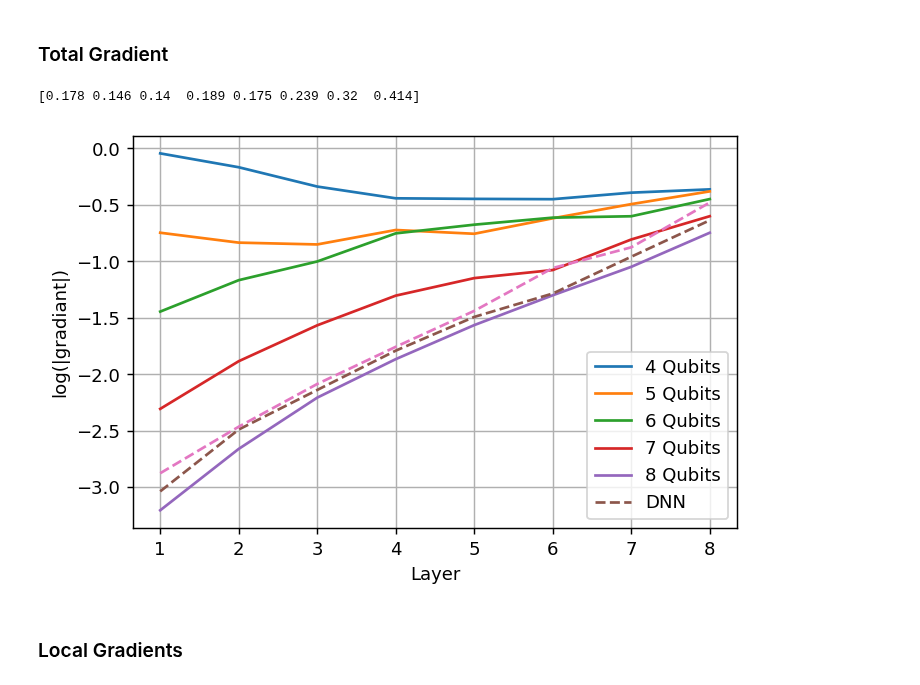
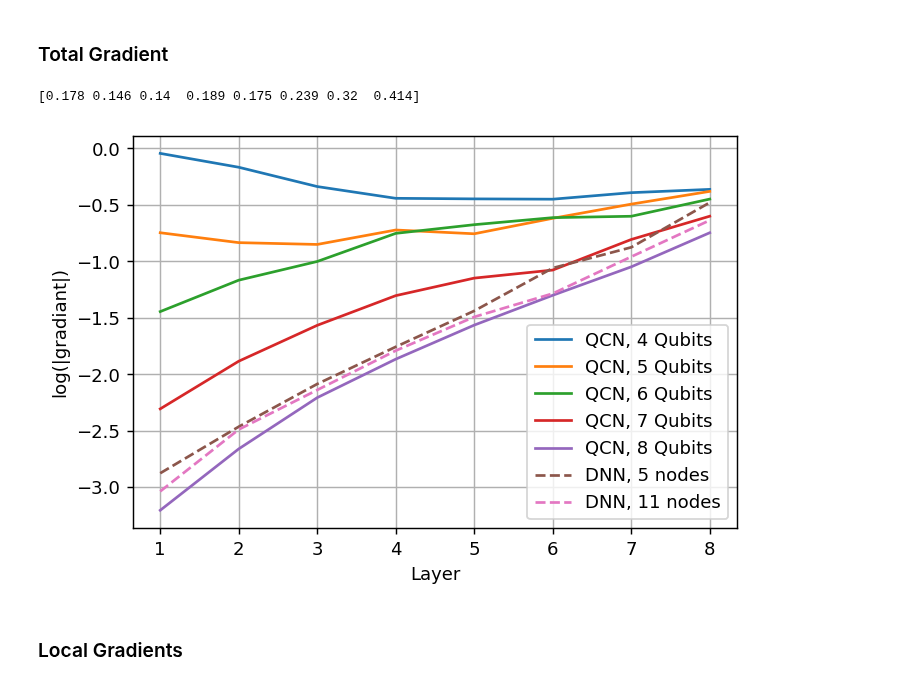
Before and after one commit to KristianWold/Master-Thesis, a Jupyter notebook: notebooks/analysis/Vanishing gradient, Analysis.ipynb, the cells around one changed output. Drawn from its saved outputs; the diff is of its cells as text; code cells hidden in the pictures.

```diff
--- a/notebooks/analysis/Vanishing gradient, Analysis.ipynb
+++ b/notebooks/analysis/Vanishing gradient, Analysis.ipynb
@@ -91,27 +91,27 @@ gradient_avg_dnn_2 /= len(model7)
 # %%
 fig=plt.figure(figsize=(6,4), dpi=130, facecolor='w', edgecolor='k')
 
 x_ticks = list(range(1,9))
 print(gradient_avg[1])
 plt.plot(x_ticks, np.log10(gradient_avg[0]))
 plt.plot(x_ticks, np.log10(gradient_avg[1]))
 plt.plot(x_ticks, np.log10(gradient_avg[2]))
 plt.plot(x_ticks, np.log10(gradient_avg[3]))
 plt.plot(x_ticks, np.log10(gradient_avg[4]))
 plt.plot(x_ticks, np.log10(gradient_avg_dnn_2), "--")
 plt.plot(x_ticks, np.log10(gradient_avg_dnn), "--")
 
 plt.xlabel("Layer")
 plt.ylabel("log(|gradiant|)")
-plt.legend(["4 Qubits", "5 Qubits", "6 Qubits", "7 Qubits", "8 Qubits", "DNN, 5 nodes", "DNN, 11 nodes"])
+plt.legend(["QCN, 4 Qubits", "QCN, 5 Qubits", "QCN, 6 Qubits", "QCN, 7 Qubits", "QCN, 8 Qubits", "DNN, 5 nodes", "DNN, 11 nodes"])
 plt.grid()
 
 fig.savefig(image_path("vanishing_gradient_total.pdf"), bbox_inches='tight')
 
 plt.show()
 # %% [output]
 [0.178 0.146 0.14  0.189 0.175 0.239 0.32  0.414]
-[figure, old version]
+[figure, new version]
 # %% [markdown]
 ### Local Gradients
 # %%
```
Also changed, not shown: 1 other file.
